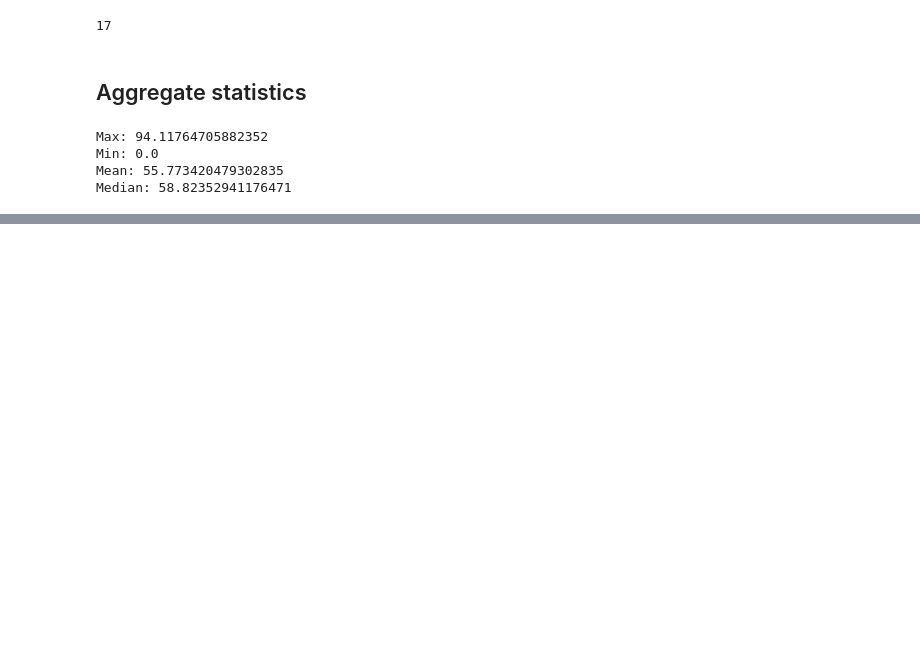
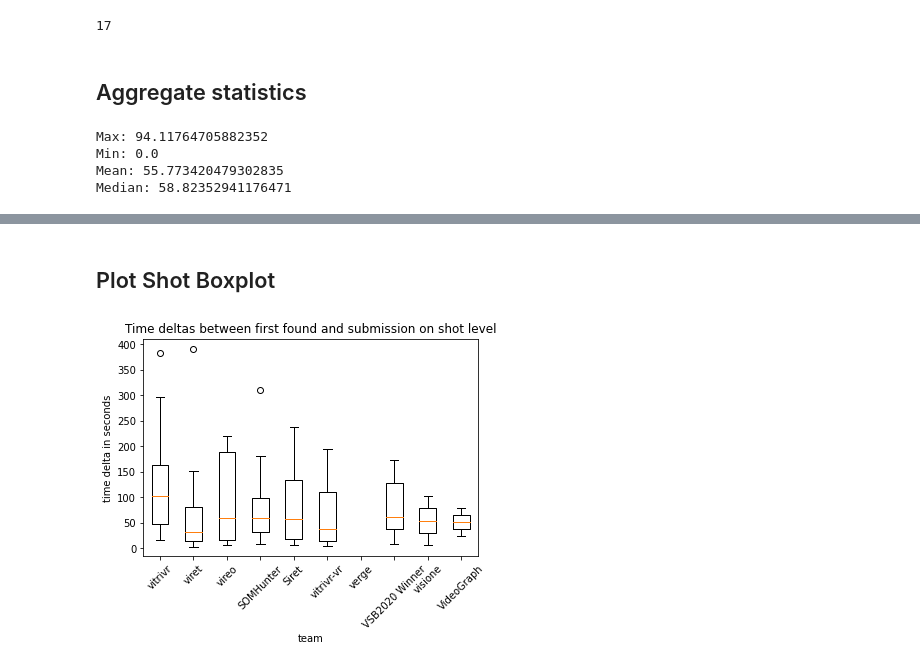
Before and after one commit to vGsteiger/VBS-Analysis, a Jupyter notebook: code/VBSEvaluation.ipynb, the cells around one changed output, grey strips where cells are left out. Saved outputs shown, nothing was run; the diff lists cells and outputs as text; code cells hidden in the pictures; blank space fills up the shorter version.

Commit message:
Added time delta plots

```diff
--- a/code/VBSEvaluation.ipynb
+++ b/code/VBSEvaluation.ipynb
@@ -1083,0 +1227,39 @@ Median: 58.82352941176471
+# %%
+team = 'CollageHunter'
+delta_shot_collage_hunter, delta_video_collage_hunter = get_team_deltas(team, '/Volumes/F-A23/dres/')
+# %%
+team = 'LegacySOMHunter'
+delta_shot_legacy_som, delta_video_legacy_som = get_team_deltas(team, '/Volumes/F-A23/dres/')
+# %%
+team = 'SOMHunter'
+delta_shot_som, delta_video_som = get_team_deltas(team, '/Volumes/F-A23/dres/')
+# %%
+team = 'Vireo'
+delta_shot_vireo, delta_video_vireo = get_team_deltas(team, '/Volumes/F-A23/')
+# %% [markdown]
+## Plot Shot Boxplot
+# %%
+plot_teams = ['vitrivr', 'viret', 'vireo', 'SOMHunter', 'Siret',
+    'vitrivr-vr', 'verge', 'VSB2020 Winner', 'visione', 'VideoGraph']
+
+shot_deltas = []
+shot_deltas.append(delta_shot_vitrivr)
+shot_deltas.append(delta_shot_viret)
+shot_deltas.append(delta_shot_vireo)
+shot_deltas.append(delta_shot_som)
+shot_deltas.append(delta_shot_collage_hunter)
+shot_deltas.append(delta_shot_vitrivr_vr)
+shot_deltas.append(delta_shot_verge)
+shot_deltas.append(delta_shot_legacy_som)
+shot_deltas.append(delta_shot_visione)
+shot_deltas.append(delta_shot_video_graph)
+
+plt.boxplot(shot_deltas)
+plt.ylabel('time delta in seconds')
+plt.xlabel('team')
+plt.title('Time deltas between first found and submission on shot level')
+plt.xticks([i + 1 for i in range(10)], plot_teams)
+plt.xticks(rotation=45)
+plt.savefig('figs/delta_shots.pdf', format='pdf', bbox_inches="tight")
+# %% [output]
+[figure, added]
```
Also changed, not shown: parts of 11 cells of this notebook, 2 other files.
